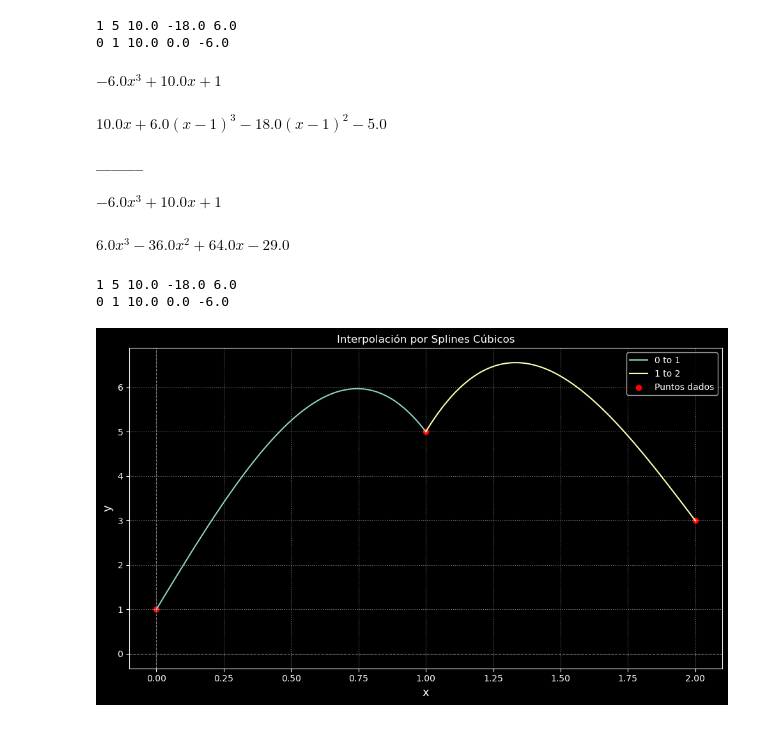
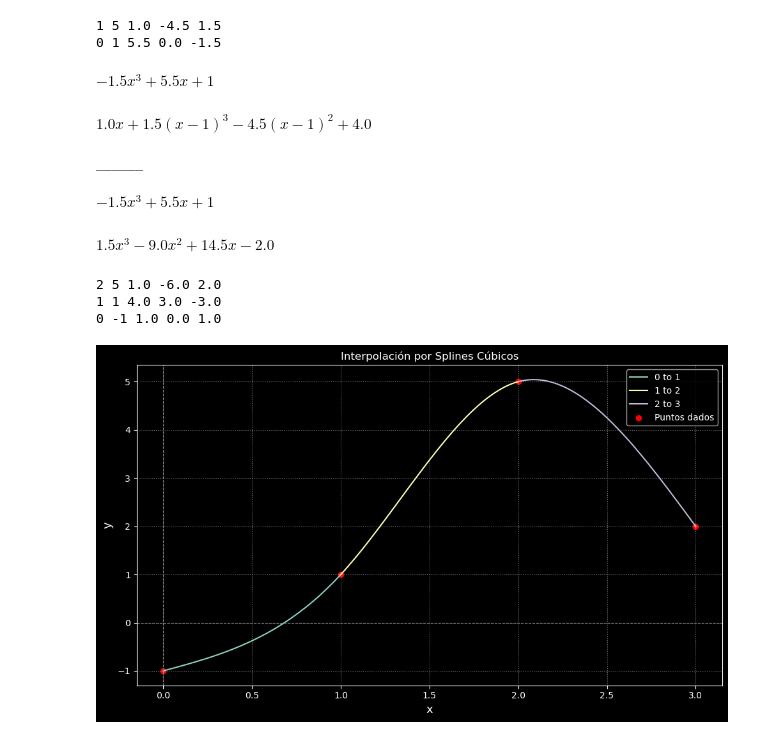
Before and after one commit to Celeste040205/Taller4, a Jupyter notebook: splines-main/splines_incomplete.ipynb, the cells around one changed output. Saved outputs shown, nothing was run; the diff lists cells and outputs as text; code cells hidden in the pictures.

```diff
--- a/splines-main/splines_incomplete.ipynb
+++ b/splines-main/splines_incomplete.ipynb
@@ -27,7 +27,7 @@ def cubic_spline(xs: list[float], ys: list[float], return_intervals=False):
 
     h = [xs[i + 1] - xs[i] for i in range(n)]  # distances between  contiguous xs
 
-    alpha = [0] * (n + 1)
+    alpha = [0] * n
     for i in range(1, n):
         alpha[i] = 3 / h[i] * (ys[i + 1] - ys[i]) - 3 / h[i - 1] * (ys[i] - ys[i - 1])
 
@@ -38,7 +38,7 @@ def cubic_spline(xs: list[float], ys: list[float], return_intervals=False):
     for i in range(1, n):
         l += [2 * (xs[i + 1] - xs[i - 1]) - h[i - 1] * u[i - 1]]
         u += [h[i] / l[i]]
-        z += [alpha[i] - h[i - 1] * z[i - 1] / l[i]]
+        z += [(alpha[i] - h[i - 1] * z[i - 1]) / l[i]]
 
     l.append(1)
     z.append(0)
@@ -52,7 +52,7 @@ def cubic_spline(xs: list[float], ys: list[float], return_intervals=False):
         d = (c[j + 1] - c[j]) / (3 * h[j])
         a = ys[j]
         print(j, a, b, c[j], d)
-        S = a + b * (x - xs[j]) + c[j] * (x - xs[j])**2 + d * (x - xs[j])**3
+        S = a + b * (x - xs[j]) + c[j] * (x - xs[j]) ** 2 + d * (x - xs[j]) ** 3
 
         splines.append(S)
     splines.reverse()
@@ -69,55 +69,57 @@ _ = [display(s) for s in splines]
 print("______")
 _ = [display(s.expand()) for s in splines]
 # %% [output]
-1 5 10.0 -18.0 6.0
-0 1 10.0 0.0 -6.0
+1 5 1.0 -4.5 1.5
+0 1 5.5 0.0 -1.5
-$\displaystyle - 6.0 x^{3} + 10.0 x + 1$
+$\displaystyle - 1.5 x^{3} + 5.5 x + 1$
-$\displaystyle 10.0 x + 6.0 \left(x - 1\right)^{3} - 18.0 \left(x - 1\right)^{2} - 5.0$
+$\displaystyle 1.0 x + 1.5 \left(x - 1\right)^{3} - 4.5 \left(x - 1\right)^{2} + 4.0$
 ______
-$\displaystyle - 6.0 x^{3} + 10.0 x + 1$
+$\displaystyle - 1.5 x^{3} + 5.5 x + 1$
-$\displaystyle 6.0 x^{3} - 36.0 x^{2} + 64.0 x - 29.0$
+$\displaystyle 1.5 x^{3} - 9.0 x^{2} + 14.5 x - 2.0$
 # %%
 import numpy as np
 import matplotlib.pyplot as plt
 import sympy as sym
 
 # Datos
-xs = [0, 1, 2]
-ys = [1, 5, 3]
+xs = [0,1,2,3]
+ys = [-1,1,5,2]
 
 # Obtener los splines y sus intervalos
 splines, intervals = cubic_spline(xs, ys, return_intervals=True)
+
 
 # Variable simbólica
 x_sym = sym.Symbol('x')
 
 # Crear la figura
 plt.figure(figsize=(10, 6))
 plt.style.use('dark_background')
 
 # Dibujar cada spline en su intervalo
 for S, (x_start, x_end) in zip(splines, intervals):
     f_lambdified = sym.lambdify(x_sym, S, modules=["numpy"])
     x_vals = np.linspace(x_start, x_end, 100)
     y_vals = f_lambdified(x_vals)
     plt.plot(x_vals, y_vals, label=f'{round(x_start,2)} to {round(x_end,2)}')
 
 # Dibujar los puntos originales
 plt.scatter(xs, ys, color='red', label='Puntos dados')
 
 # Detalles de la gráfica
 plt.title('Interpolación por Splines Cúbicos')
 plt.xlabel('x', fontsize=13, color='white')
 plt.ylabel('y', fontsize=13, color='white')
 plt.axhline(0, color='gray', linewidth=0.8, linestyle='--')
 plt.axvline(0, color='gray', linewidth=0.8, linestyle='--')
 plt.legend(fontsize=10)
 plt.grid(True, linestyle=':', alpha=0.5)
 plt.tight_layout()
 
 # Mostrar la gráfica
 plt.show()
 # %% [output]
-1 5 10.0 -18.0 6.0
-0 1 10.0 0.0 -6.0
+2 5 1.0 -6.0 2.0
+1 1 4.0 3.0 -3.0
+0 -1 1.0 0.0 1.0
-[figure, old version]
+[figure, new version]
```
